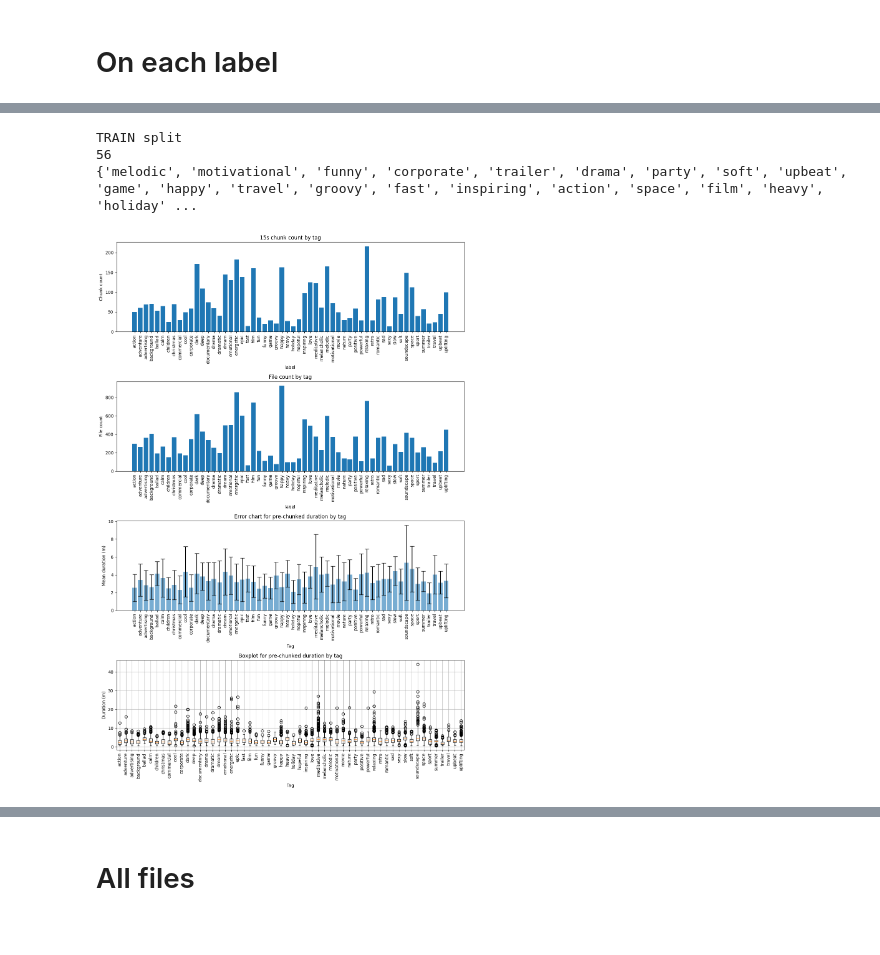
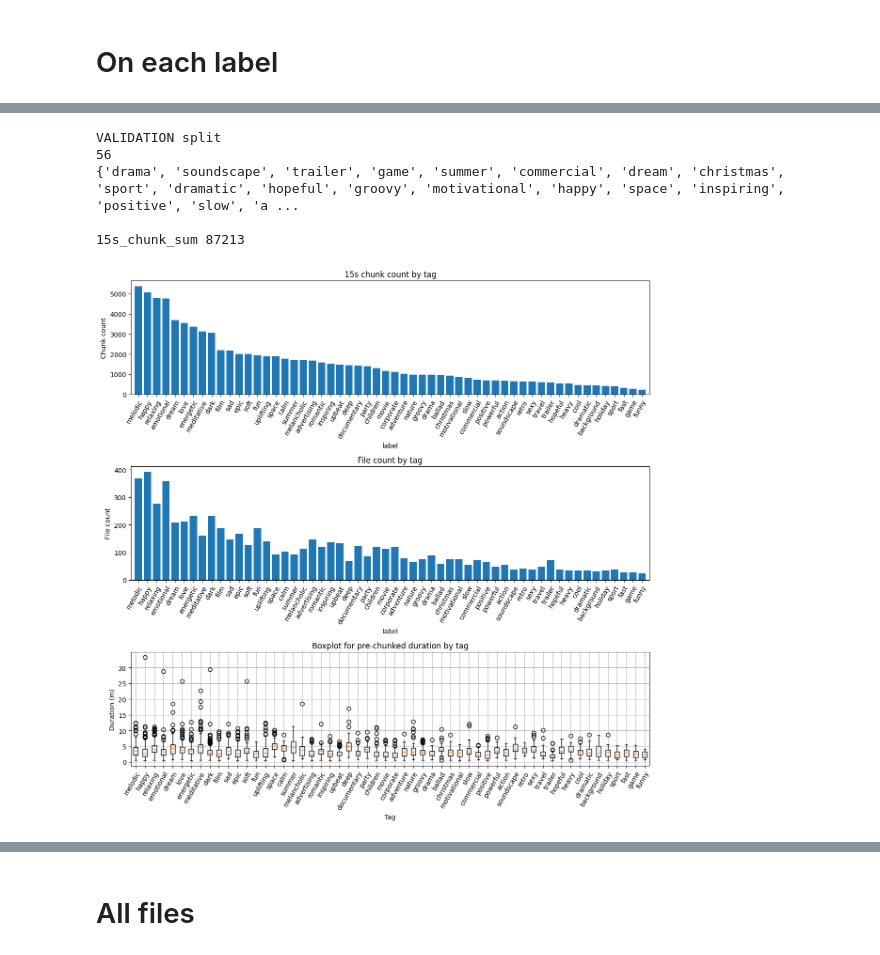
Before and after one commit to hugoalfedoputra/mudelling, a Jupyter notebook: prep/eda.ipynb, the cells around one changed output, grey strips where cells are left out. Saved outputs shown, nothing was run; the diff lists cells and outputs as text; code cells hidden in the pictures.

```diff
--- a/prep/eda.ipynb
+++ b/prep/eda.ipynb
@@ -545,7 +582,9 @@ VALIDATION split
 # %%
-describe_split_labels("./autotagging_moodtheme-train_clean.csv", sort_index=True)
+describe_split_labels("./autotagging_moodtheme-validation_clean.csv")
 # %% [output]
-TRAIN split
+VALIDATION split
 56
-{'melodic', 'motivational', 'funny', 'corporate', 'trailer', 'drama', 'party', 'soft', 'upbeat', 'game', 'happy', 'travel', 'groovy', 'fast', 'inspiring', 'action', 'space', 'film', 'heavy', 'holiday' ...
+{'drama', 'soundscape', 'trailer', 'game', 'summer', 'commercial', 'dream', 'christmas', 'sport', 'dramatic', 'hopeful', 'groovy', 'motivational', 'happy', 'space', 'inspiring', 'positive', 'slow', 'a ...
+
+15s_chunk_sum 87213
-[figure, old version]
+[figure, new version]
```
Also changed, not shown: parts of 7 cells of this notebook, 9 other files.
